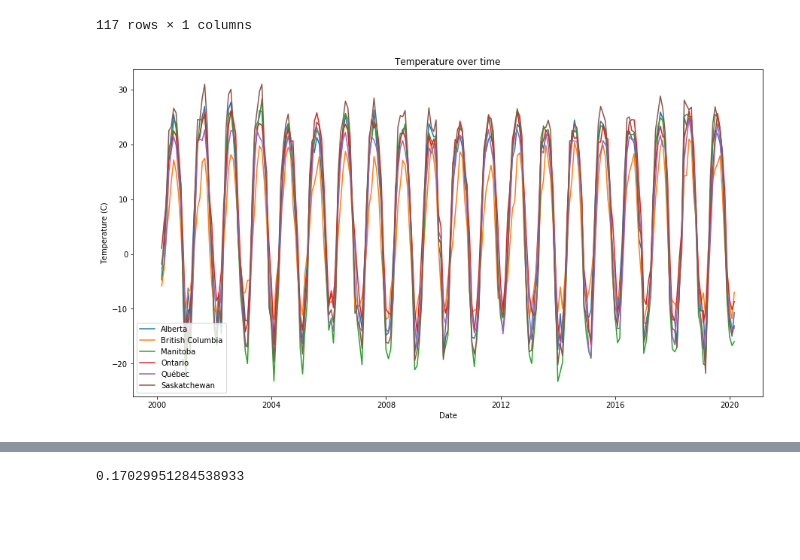
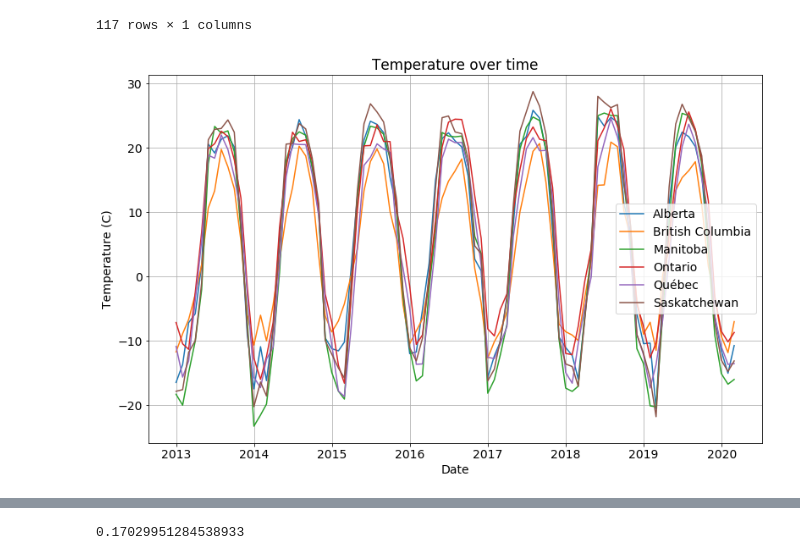
Before and after one commit to yu-lily/Canola-Oil-Predictions, a Jupyter notebook: Regression.ipynb, the cells around one changed output, grey strips where cells are left out. Saved outputs shown, nothing was run; the diff lists cells and outputs as text; code cells hidden in the pictures; blank space fills up the shorter version.

```diff
--- a/Regression.ipynb
+++ b/Regression.ipynb
@@ -155,19 +155,21 @@ temp_by_region[0][['value']].loc['2010-6-1':'2020-6-10']
 | 2020-02-29 00:00:00+00:00 | -10.694606 |
 117 rows × 1 columns
 # %%
-fig1 = plt.figure(figsize=(15,8))
+plt.rcParams.update({'font.size': 14})
+fig1 = plt.figure(figsize=(13,8))
 ax1 = fig1.add_subplot()
 
 for i in range(6):
-    temp = temp_by_region[i][['value']]#.loc['2010-1-1':'2020-6-10']
+    temp = temp_by_region[i][['value']].loc['2012-12-31':'2020-6-10']
     ax1.plot(temp)
 
 ax1.set_title("Temperature over time")
 ax1.set_xlabel("Date")
 ax1.set_ylabel("Temperature (C)")
 ax1.legend(['Alberta', 'British Columbia', 'Manitoba', 'Ontario', 'Québec',
        'Saskatchewan'])
-plt.savefig('temperature2.png')
+ax1.grid(True)
+#plt.savefig('temperature.png')
 # %% [output]
-[figure, old version]
+[figure, new version]
 # %%
```
Also changed, not shown: parts of 3 cells of this notebook, 2 other files.
